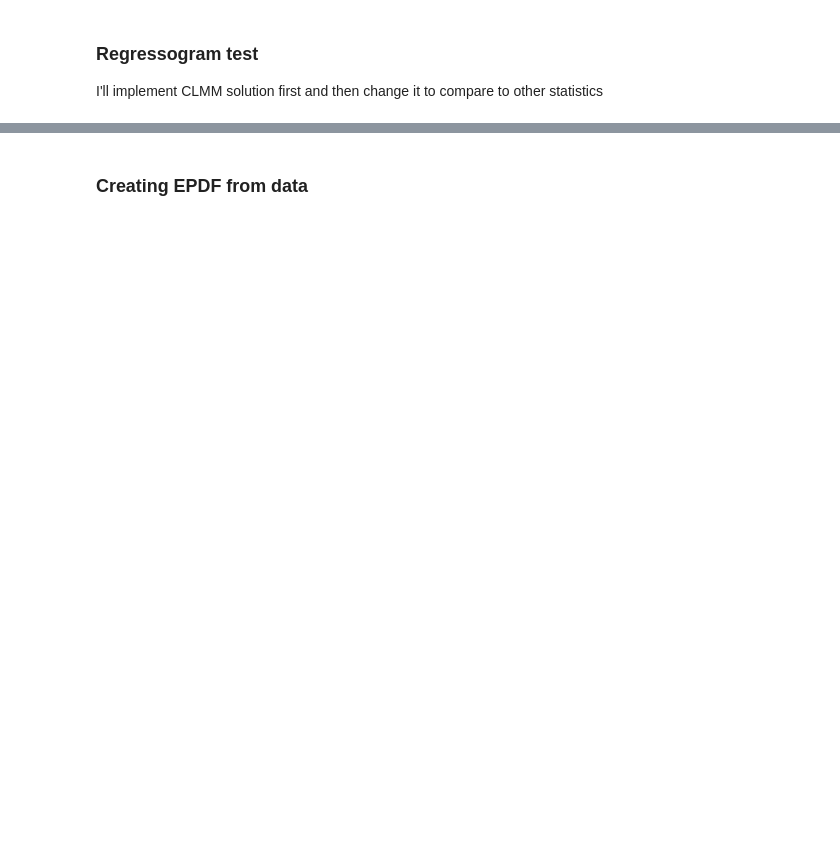
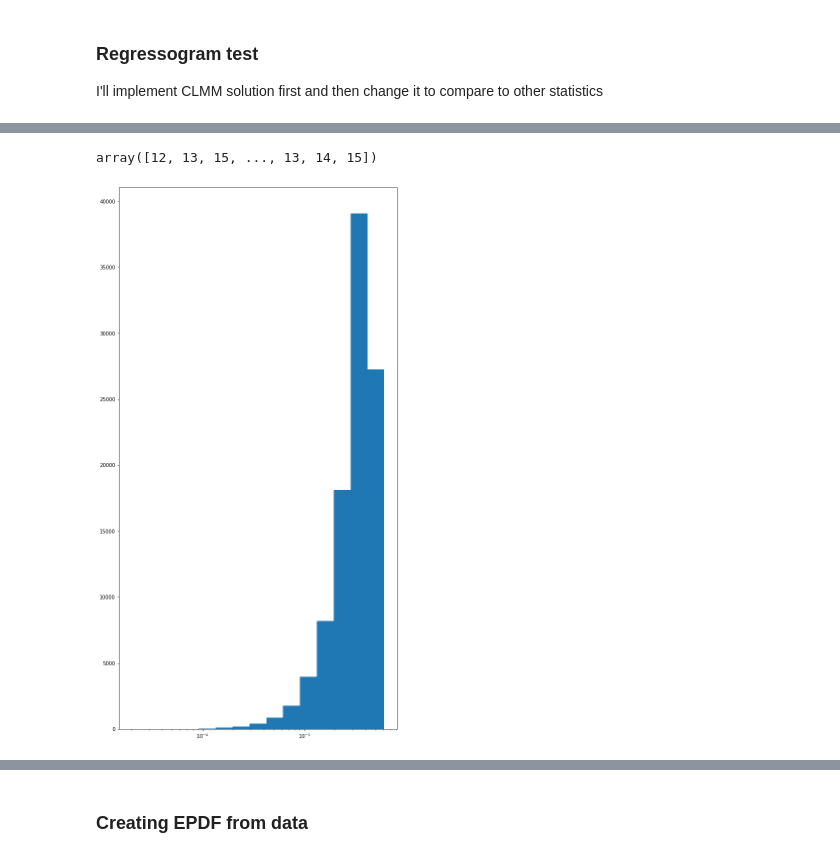
Before and after one commit to caioolivv/masters, a Jupyter notebook: CLMM Regressogram/CLMM_test.ipynb, the cells around one changed output, grey strips where cells are left out. Saved outputs shown, nothing was run; the diff lists cells and outputs as text; code cells hidden in the pictures; blank space fills up the shorter version.

```diff
--- a/CLMM Regressogram/CLMM_test.ipynb
+++ b/CLMM Regressogram/CLMM_test.ipynb
@@ -81,3 +96,17 @@ array([14, 14, 13, ..., 14, 13, 15])
+# %%
+bin_edges = da.make_bins(2e-5, 6.1e-3, 15, method='evenlog10width')
+gal_bins = binned_statistic(theta1, [theta1, g_t1], statistic='count', bins=bin_edges)[2]
+
+gal_bins
+# %% [output]
+array([12, 13, 15, ..., 13, 14, 15])
+# %%
+fig, ax = plt.subplots(1, 1, figsize=(10,20), facecolor='white')
+
+ax.hist(theta1, bins=bin_edges)
+ax.set_xscale('log')
+# %% [output]
+[figure, added]
 # %%
 bins_gal = []
 for i in range(15):
```
Also changed, not shown: parts of 10 cells of this notebook.
